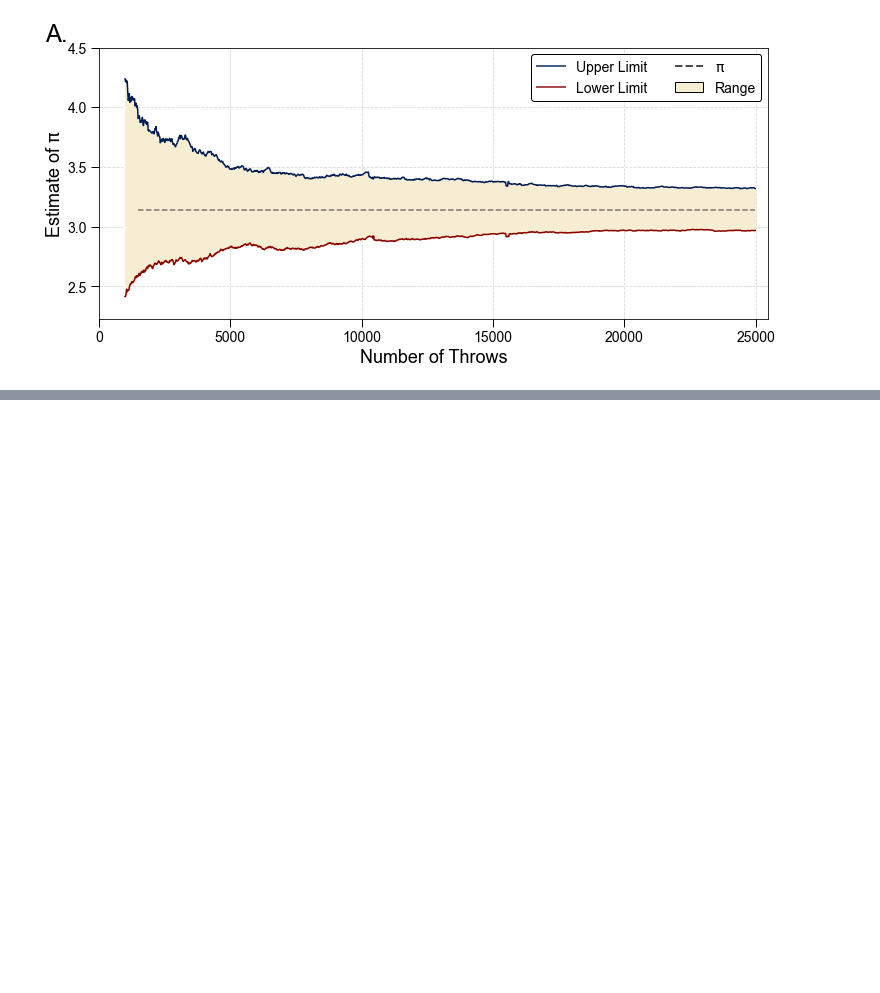
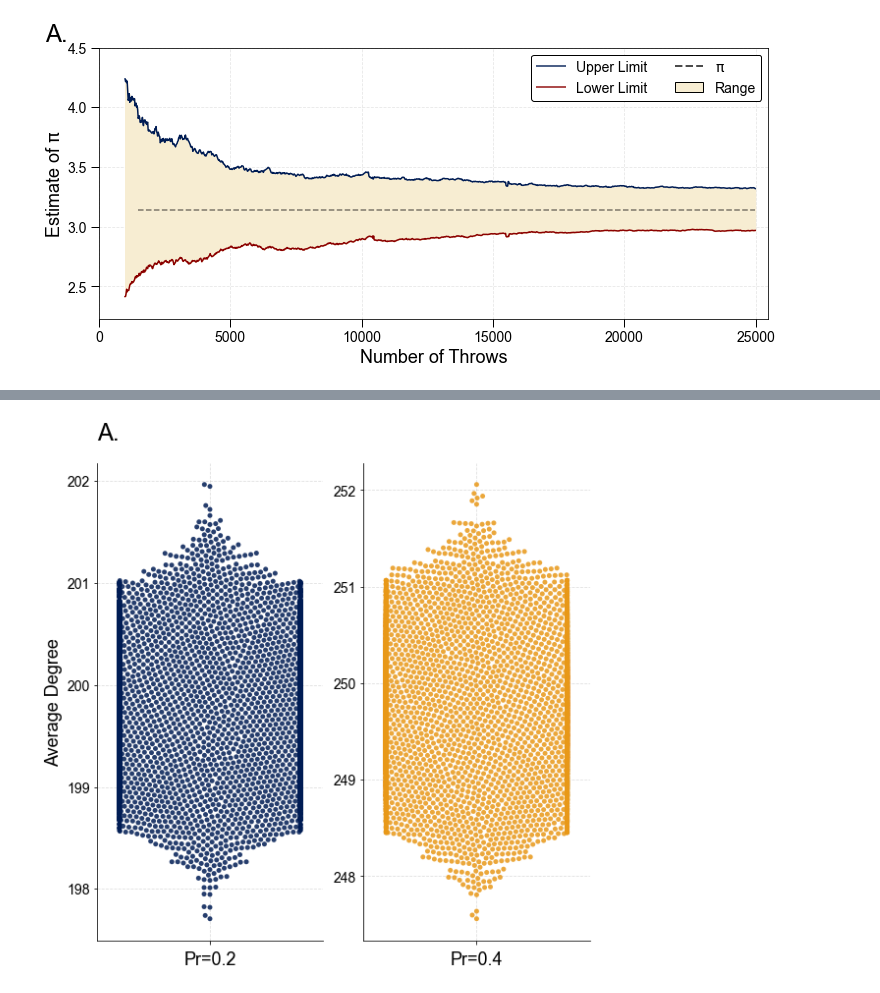
Before and after one commit to crahal/seeds, a Jupyter notebook: src/visualization_notebook.ipynb, the cells around one changed output, grey strips where cells are left out. Cells and saved outputs as stored; diff of their text form; code cells hidden in the pictures; blank space fills up the shorter version.

```diff
--- a/src/visualization_notebook.ipynb
+++ b/src/visualization_notebook.ipynb
@@ -50,0 +81,4 @@ buffons_plotter(df, figure_path)
+# %%
+plot_rgms(figure_path)
+# %% [output]
+[figure, added]
```
Also changed, not shown: parts of 6 cells of this notebook, 14 other files.
